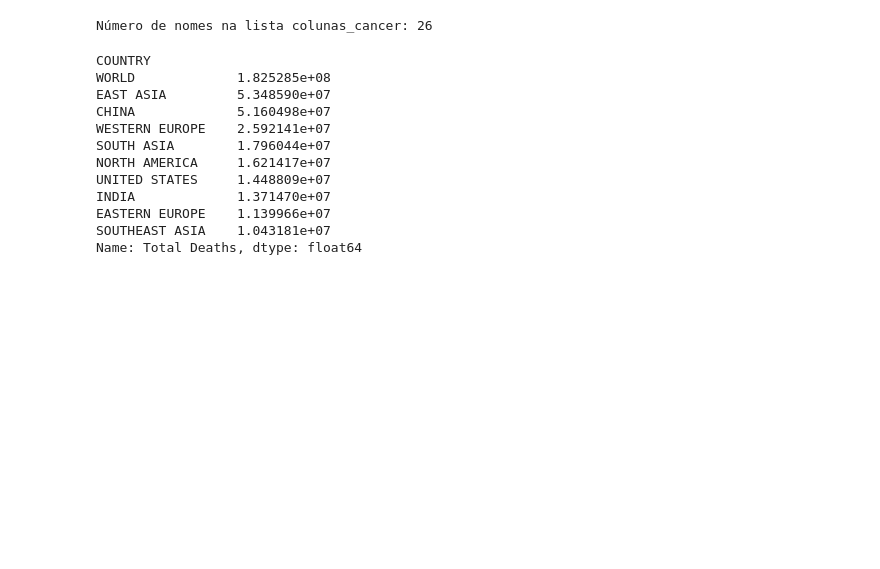
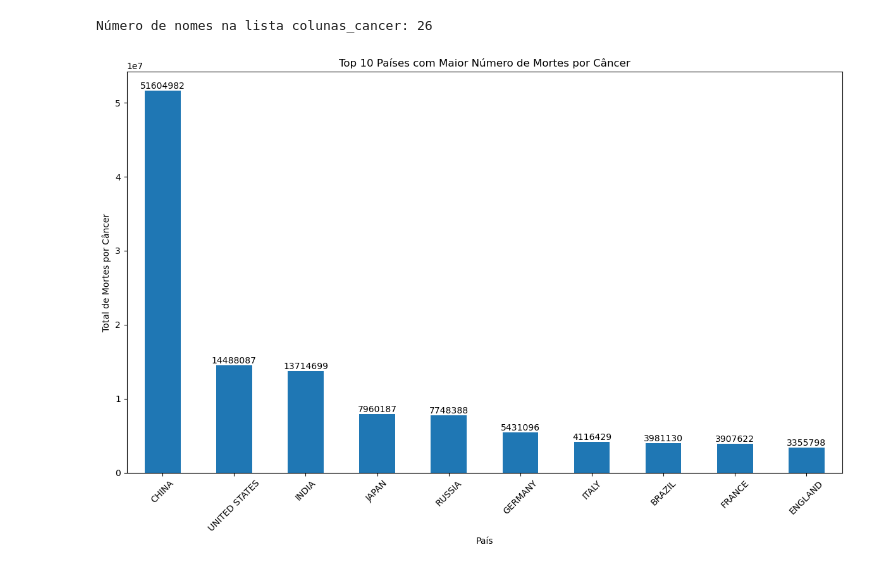
Before and after one commit to emilytsen/cancer_analysis, a Jupyter notebook: graphic/top-ten.ipynb, the cells around one changed output. Drawn from its saved outputs; the diff is of its cells as text; code cells hidden in the pictures; blank space fills up the shorter version.

```diff
--- a/graphic/top-ten.ipynb
+++ b/graphic/top-ten.ipynb
@@ -3,5 +4,5 @@ import pandas as pd
 # %%
-dados = pd.read_csv('/Users/emilytsen/Documents/courses/ds_cancer/df/df_country.csv')
+dados = pd.read_csv('/Users/emilytsen/Documents/courses/ds_cancer/df/df_countrys.csv')
 # %%
 # Lista de colunas relacionadas a diferentes tipos de câncer
 colunas_cancer = ['LIVER CANCER ', 'KIDNEY CANCER ', 'LARYNX CANCER ', 'BREAST CANCER ', 'THYROID CANCER ',
@@ -18,26 +19,27 @@ print("Número de nomes na lista colunas_cancer:", numero_de_nomes)
 # %% [output]
 Número de nomes na lista colunas_cancer: 26
 # %%
-# Calcule a soma das mortes por câncer para cada país
 dados['Total Deaths'] = dados[colunas_cancer].sum(axis=1)
 
 # Agrupe os dados por país e calcule a soma total das mortes por câncer para cada país
 soma_mortes_por_pais = dados.groupby('COUNTRY')['Total Deaths'].sum()
 
 # Ordene os países com base na soma das mortes por câncer em ordem decrescente
 top_10_paises = soma_mortes_por_pais.sort_values(ascending=False).head(10)
 
-print(top_10_paises)
+# Crie o gráfico de barras
+plt.figure(figsize=(12, 8))
+ax = top_10_paises.plot(kind='bar')
+
+# Adicione o número de mortes total sobre cada barra
+for i, v in enumerate(top_10_paises):
+    ax.text(i, v + 50, str(int(v)), ha='center', va='bottom')
+
+plt.title('Top 10 Países com Maior Número de Mortes por Câncer')
+plt.xlabel('País')
+plt.ylabel('Total de Mortes por Câncer')
+plt.xticks(rotation=45)
+plt.tight_layout()
+plt.show()
 # %% [output]
-COUNTRY
-WORLD             1.825285e+08
-EAST ASIA         5.348590e+07
-CHINA             5.160498e+07
-WESTERN EUROPE    2.592141e+07
-SOUTH ASIA        1.796044e+07
-NORTH AMERICA     1.621417e+07
-UNITED STATES     1.448809e+07
-INDIA             1.371470e+07
-EASTERN EUROPE    1.139966e+07
-SOUTHEAST ASIA    1.043181e+07
-Name: Total Deaths, dtype: float64
+[figure, added]
```
Also changed, not shown: parts of 2 cells of this notebook, 3 other files.
